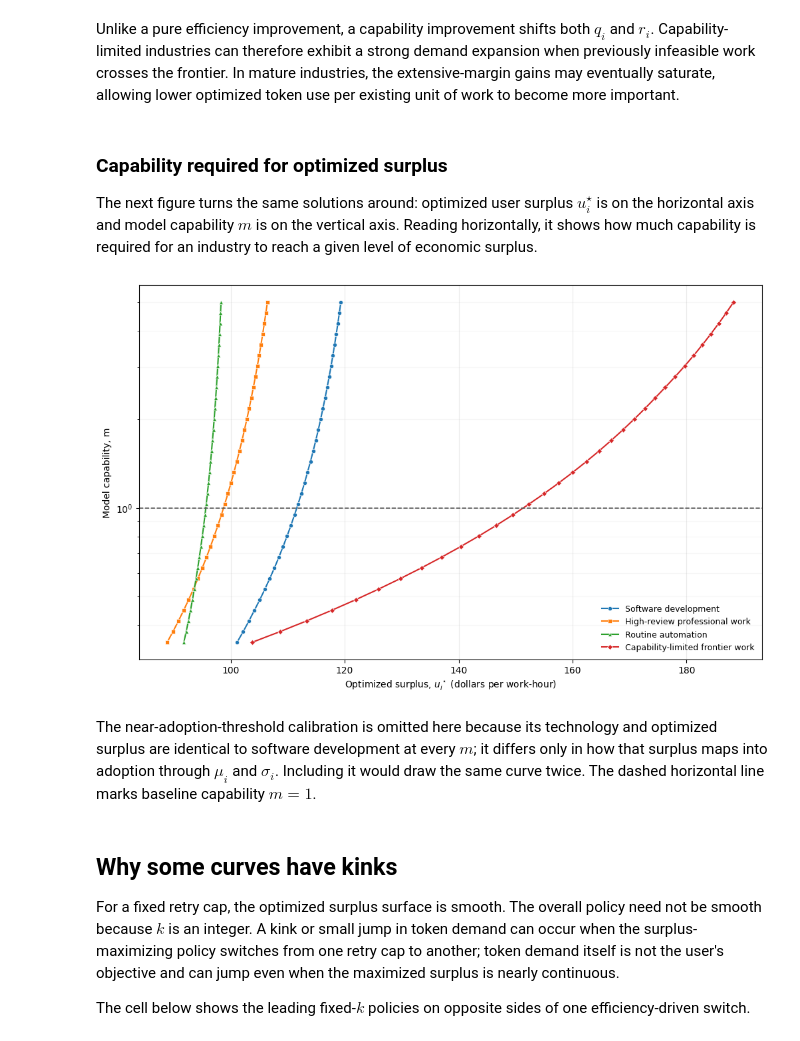
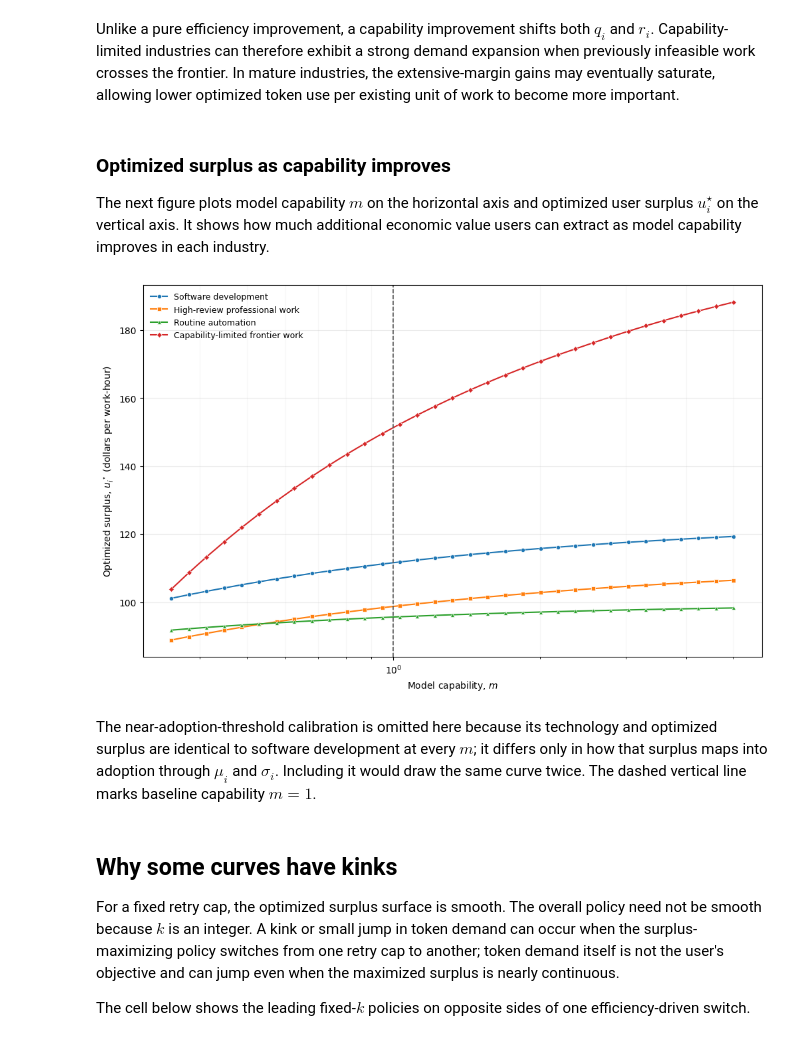
Before and after one commit to theothersteven/modeling-token-demand, a Jupyter notebook: notebooks/comparative_statics.ipynb, the cells around one changed output. Drawn from its saved outputs; the diff is of its cells as text; code cells hidden in the pictures.

Commit message:
Swap surplus capability plot axes

```diff
--- a/notebooks/comparative_statics.ipynb
+++ b/notebooks/comparative_statics.ipynb
@@ -216,20 +216,20 @@ def plot_token_spend(values, results, filename):
     return fig
 
 
-def plot_capability_by_surplus(capabilities, results, filename):
-    """Plot the capability required to reach each optimized surplus level."""
+def plot_surplus_by_capability(capabilities, results, filename):
+    """Plot optimized surplus as model capability changes."""
     fig, ax = plt.subplots(figsize=(10, 6.2), constrained_layout=True)
     for index, (industry_name, outcomes) in enumerate(results.items()):
         surplus = np.array([outcome.surplus_per_work_hour for outcome in outcomes])
         ax.plot(
-            surplus, capabilities, label=industry_name, marker=MARKERS[index],
+            capabilities, surplus, label=industry_name, marker=MARKERS[index],
             markersize=4.5, markeredgecolor="white", markeredgewidth=0.5,
         )
 
-    ax.set_yscale("log")
-    ax.axhline(1.0, color="0.35", linestyle="--", linewidth=1.2)
-    ax.set_xlabel("Optimized surplus, $u_i^\\star$ (dollars per work-hour)")
-    ax.set_ylabel("Model capability, m")
+    ax.set_xscale("log")
+    ax.axvline(1.0, color="0.35", linestyle="--", linewidth=1.2)
+    ax.set_xlabel("Model capability, $m$")
+    ax.set_ylabel("Optimized surplus, $u_i^\\star$ (dollars per work-hour)")
     ax.grid(which="major", alpha=0.25)
     ax.grid(which="minor", alpha=0.10)
     ax.legend(frameon=False, fontsize=9)
@@ -364,24 +364,24 @@ Near an adoption threshold: 0.449 to 0.488: k 3 to 4; 3.04 to 3.3: k 4 to 5
 # %% [markdown]
 Unlike a pure efficiency improvement, a capability improvement shifts both $q_i$ and $r_i$. Capability-limited industries can therefore exhibit a strong demand expansion when previously infeasible work crosses the frontier. In mature industries, the extensive-margin gains may eventually saturate, allowing lower optimized token use per existing unit of work to become more important.
 # %% [markdown]
-### Capability required for optimized surplus
+### Optimized surplus as capability improves
 
-The next figure turns the same solutions around: optimized user surplus $u_i^\star$ is on the horizontal axis and model capability $m$ is on the vertical axis. Reading horizontally, it shows how much capability is required for an industry to reach a given level of economic surplus.
+The next figure plots model capability $m$ on the horizontal axis and optimized user surplus $u_i^\star$ on the vertical axis. It shows how much additional economic value users can extract as model capability improves in each industry.
 # %%
 distinct_surplus_results = {
     name: outcomes
     for name, outcomes in capability_results.items()
     if name != "Near an adoption threshold"
 }
-surplus_capability_figure = plot_capability_by_surplus(
+surplus_capability_figure = plot_surplus_by_capability(
     model_capabilities,
     distinct_surplus_results,
-    filename="model-capability-vs-optimized-surplus.png",
+    filename="optimized-surplus-vs-model-capability.png",
 )
 # %% [output]
-[figure, old version]
+[figure, new version]
 # %% [markdown]
-The near-adoption-threshold calibration is omitted here because its technology and optimized surplus are identical to software development at every $m$; it differs only in how that surplus maps into adoption through $\mu_i$ and $\sigma_i$. Including it would draw the same curve twice. The dashed horizontal line marks baseline capability $m=1$.
+The near-adoption-threshold calibration is omitted here because its technology and optimized surplus are identical to software development at every $m$; it differs only in how that surplus maps into adoption through $\mu_i$ and $\sigma_i$. Including it would draw the same curve twice. The dashed vertical line marks baseline capability $m=1$.
 # %% [markdown]
 ## Why some curves have kinks
 
```
Also changed, not shown: 3 other files.
